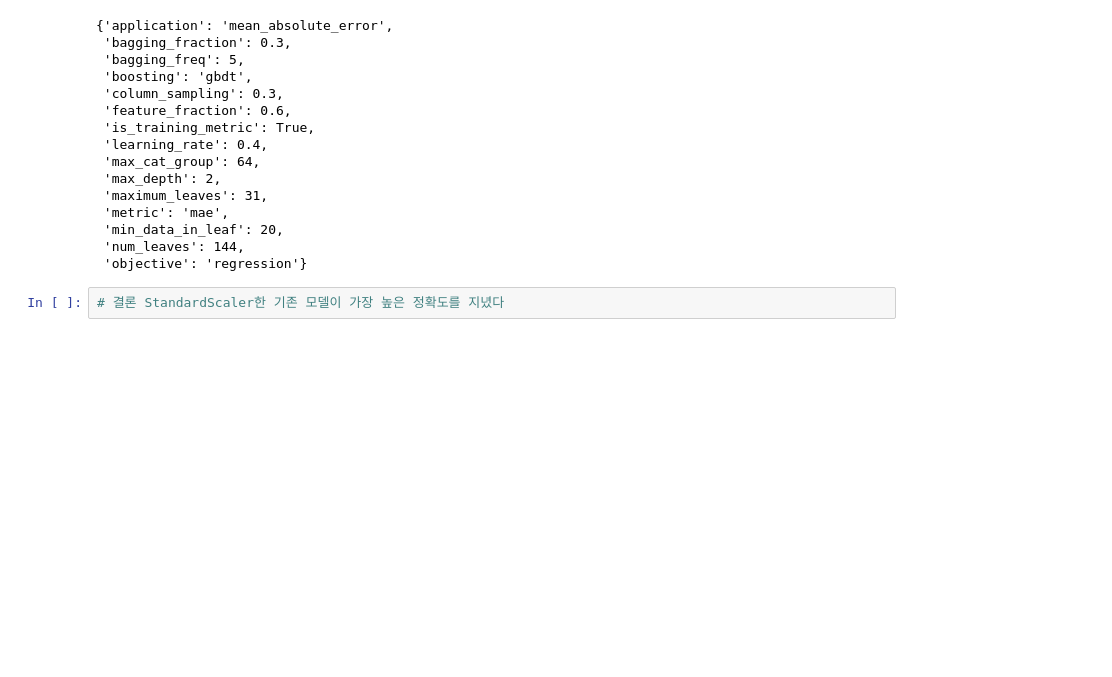
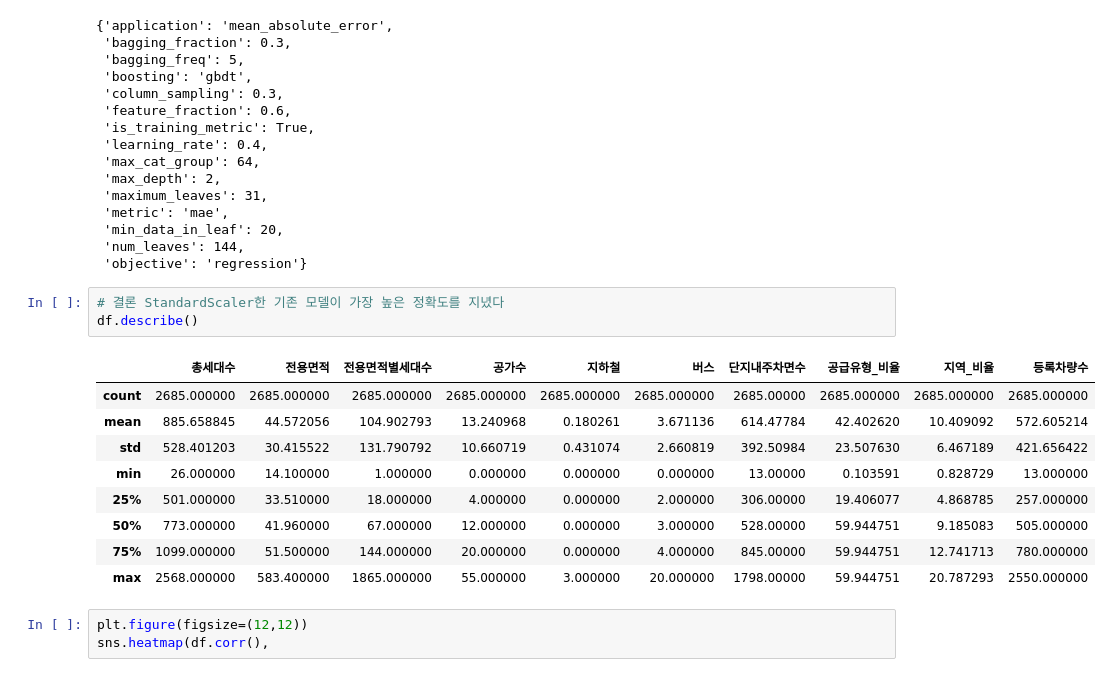
Before and after one commit to dev-EthanJ/ML_DL_parking_prediction, a Jupyter notebook: 221126_주차수요(lightGBM).ipynb, the cells around one changed output. Saved outputs shown, nothing was run; the diff lists cells and outputs as text; blank space fills up the shorter version.

```diff
--- a/221126_주차수요(lightGBM).ipynb
+++ b/221126_주차수요(lightGBM).ipynb
@@ -344,3 +344,17 @@ rc_params
  'objective': 'regression'}
 # %%
 # 결론 StandardScaler한 기존 모델이 가장 높은 정확도를 지녔다
+df.describe()
+# %% [output]
+|  | 총세대수 | 전용면적 | 전용면적별세대수 | 공가수 | 지하철 | 버스 | 단지내주차면수 | 공급유형_비율 | 지역_비율 | 등록차량수 |
+| count | 2685.000000 | 2685.000000 | 2685.000000 | 2685.000000 | 2685.000000 | 2685.000000 | 2685.00000 | 2685.000000 | 2685.000000 | 2685.000000 |
+| mean | 885.658845 | 44.572056 | 104.902793 | 13.240968 | 0.180261 | 3.671136 | 614.47784 | 42.402620 | 10.409092 | 572.605214 |
+| std | 528.401203 | 30.415522 | 131.790792 | 10.660719 | 0.431074 | 2.660819 | 392.50984 | 23.507630 | 6.467189 | 421.656422 |
+| min | 26.000000 | 14.100000 | 1.000000 | 0.000000 | 0.000000 | 0.000000 | 13.00000 | 0.103591 | 0.828729 | 13.000000 |
+| 25% | 501.000000 | 33.510000 | 18.000000 | 4.000000 | 0.000000 | 2.000000 | 306.00000 | 19.406077 | 4.868785 | 257.000000 |
+| 50% | 773.000000 | 41.960000 | 67.000000 | 12.000000 | 0.000000 | 3.000000 | 528.00000 | 59.944751 | 9.185083 | 505.000000 |
+| 75% | 1099.000000 | 51.500000 | 144.000000 | 20.000000 | 0.000000 | 4.000000 | 845.00000 | 59.944751 | 12.741713 | 780.000000 |
+| max | 2568.000000 | 583.400000 | 1865.000000 | 55.000000 | 3.000000 | 20.000000 | 1798.00000 | 59.944751 | 20.787293 | 2550.000000 |
+# %%
+plt.figure(figsize=(12,12))
+sns.heatmap(df.corr(),
```
Also changed, not shown: parts of 2 cells of this notebook, 4 other files.
